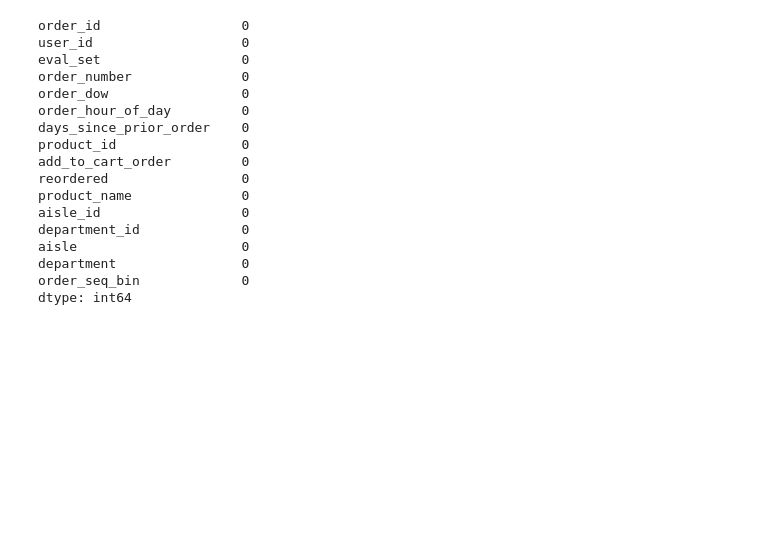
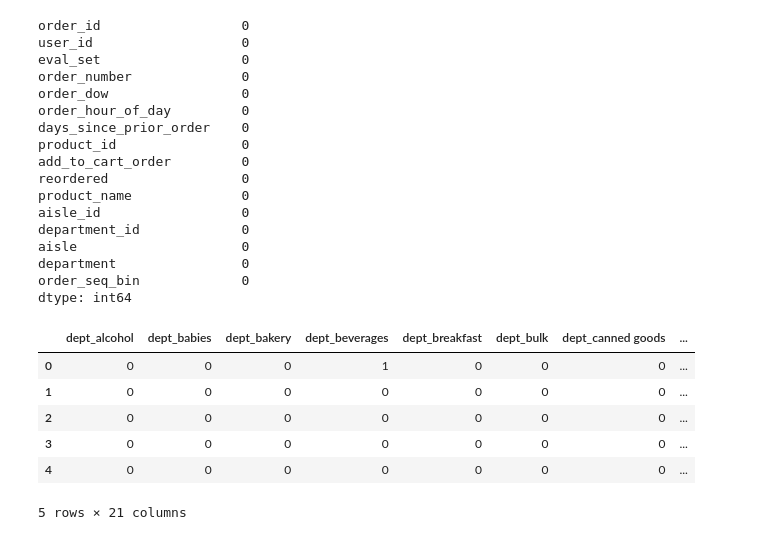
Before and after one commit to oraibmetib11/projectoraib-ghena, a Jupyter notebook: 999.ipynb, the cells around one changed output. Drawn from its saved outputs; the diff is of its cells as text; code cells hidden in the pictures; blank space fills up the shorter version.

Commit message:
Update notebook (steps 1–4)

```diff
--- a/999.ipynb
+++ b/999.ipynb
@@ -447,3 +447,24 @@ aisle                     0
 department                0
 order_seq_bin             0
 dtype: int64
+# %%
+# Step 4 - Categorical Encoding: One-Hot for department
+model_data = training_clean.copy()
+
+model_data = pd.get_dummies(
+    model_data,
+    columns=["department"],
+    prefix="dept",
+    dtype="int8"
+)
+# %%
+#للتاكد
+model_data.filter(like="dept_").head()
+# %% [output]
+|  | dept_alcohol | dept_babies | dept_bakery | dept_beverages | dept_breakfast | dept_bulk | dept_canned goods | ... |
+| 0 | 0 | 0 | 0 | 1 | 0 | 0 | 0 | ... |
+| 1 | 0 | 0 | 0 | 0 | 0 | 0 | 0 | ... |
+| 2 | 0 | 0 | 0 | 0 | 0 | 0 | 0 | ... |
+| 3 | 0 | 0 | 0 | 0 | 0 | 0 | 0 | ... |
+| 4 | 0 | 0 | 0 | 0 | 0 | 0 | 0 | ... |
+5 rows × 21 columns
```
Also changed, not shown: parts of 6 cells of this notebook.
